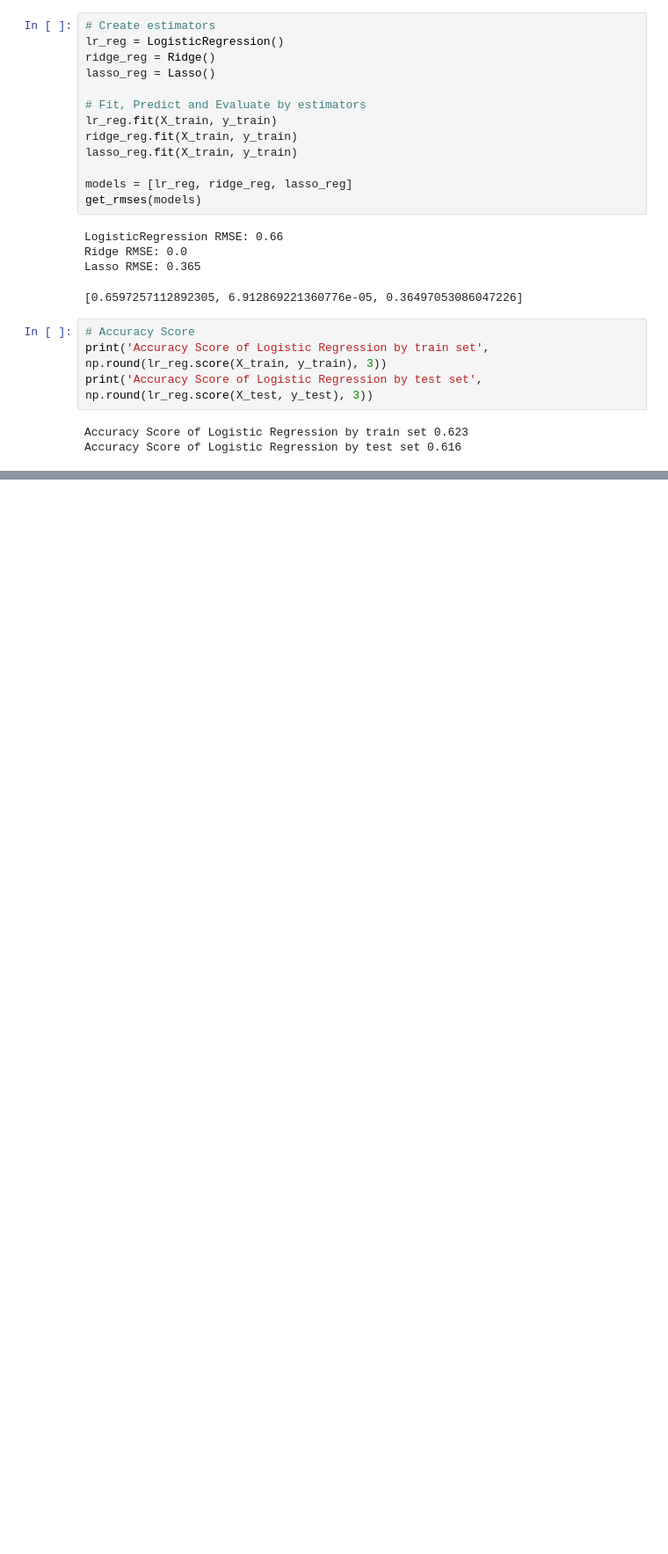
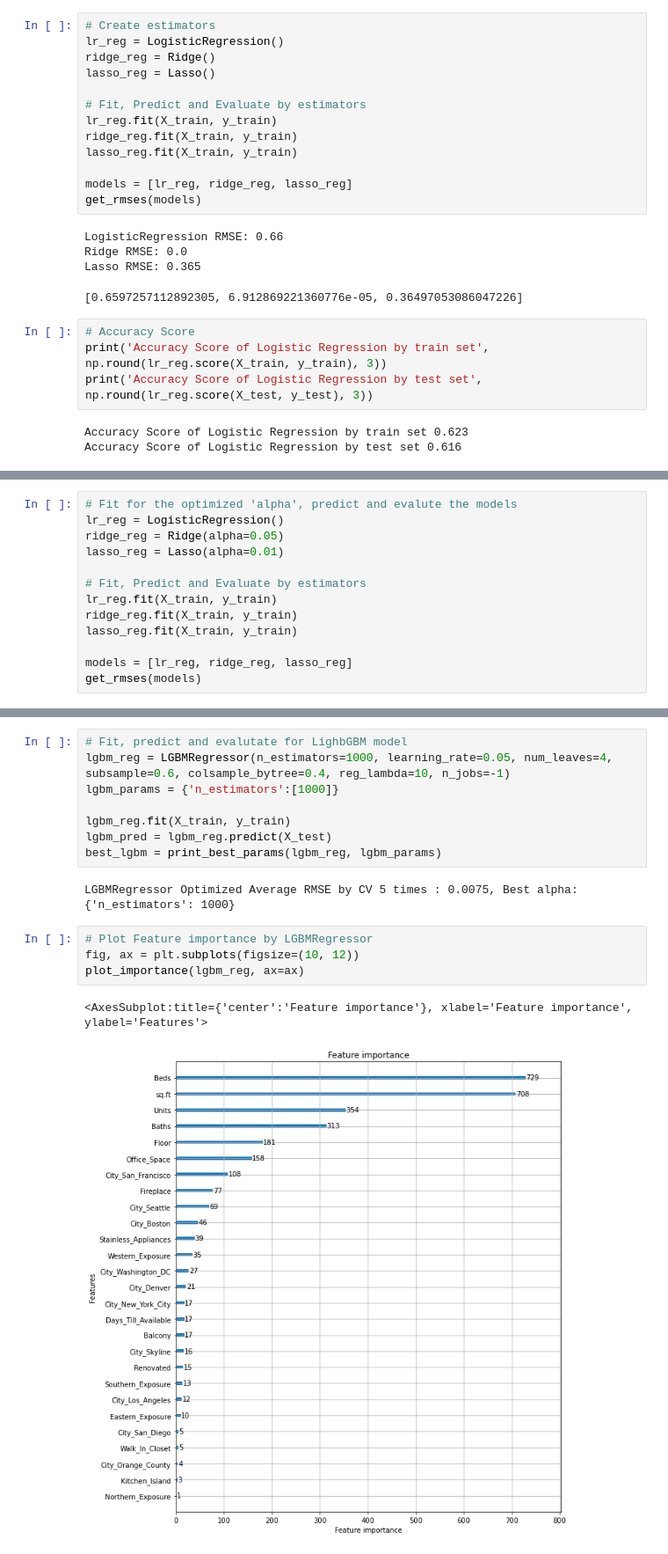
Before and after one commit to escortKwon/IndividualProjects_for_Portfolio, a Jupyter notebook: Datasets/Equity Residential Apartment Data/ResidentialPricePrediction.ipynb, the cells around one changed output, grey strips where cells are left out. Shown at 88% size. Cells and saved outputs as stored; diff of their text form; blank space fills up the shorter version.

Commit message:
Add various estimators

```diff
--- a/Datasets/Equity Residential Apartment Data/ResidentialPricePrediction.ipynb
+++ b/Datasets/Equity Residential Apartment Data/ResidentialPricePrediction.ipynb
@@ -284,0 +358,13 @@ Accuracy Score of Logistic Regression by test set 0.616
+# %%
+# Fit for the optimized 'alpha', predict and evalute the models
+lr_reg = LogisticRegression()
+ridge_reg = Ridge(alpha=0.05)
+lasso_reg = Lasso(alpha=0.01)
+
+# Fit, Predict and Evaluate by estimators
+lr_reg.fit(X_train, y_train)
+ridge_reg.fit(X_train, y_train)
+lasso_reg.fit(X_train, y_train)
+
+models = [lr_reg, ridge_reg, lasso_reg]
+get_rmses(models)
@@ -284,0 +381,17 @@ Accuracy Score of Logistic Regression by test set 0.616
+# %%
+# Fit, predict and evalutate for LighbGBM model
+lgbm_reg = LGBMRegressor(n_estimators=1000, learning_rate=0.05, num_leaves=4, subsample=0.6, colsample_bytree=0.4, reg_lambda=10, n_jobs=-1)
+lgbm_params = {'n_estimators':[1000]}
+
+lgbm_reg.fit(X_train, y_train)
+lgbm_pred = lgbm_reg.predict(X_test)
+best_lgbm = print_best_params(lgbm_reg, lgbm_params)
+# %% [output]
+LGBMRegressor Optimized Average RMSE by CV 5 times : 0.0075, Best alpha:{'n_estimators': 1000}
+# %%
+# Plot Feature importance by LGBMRegressor
+fig, ax = plt.subplots(figsize=(10, 12))
+plot_importance(lgbm_reg, ax=ax)
+# %% [output]
+<AxesSubplot:title={'center':'Feature importance'}, xlabel='Feature importance', ylabel='Features'>
+[figure, added]
```
Also changed, not shown: parts of 17 cells of this notebook.
